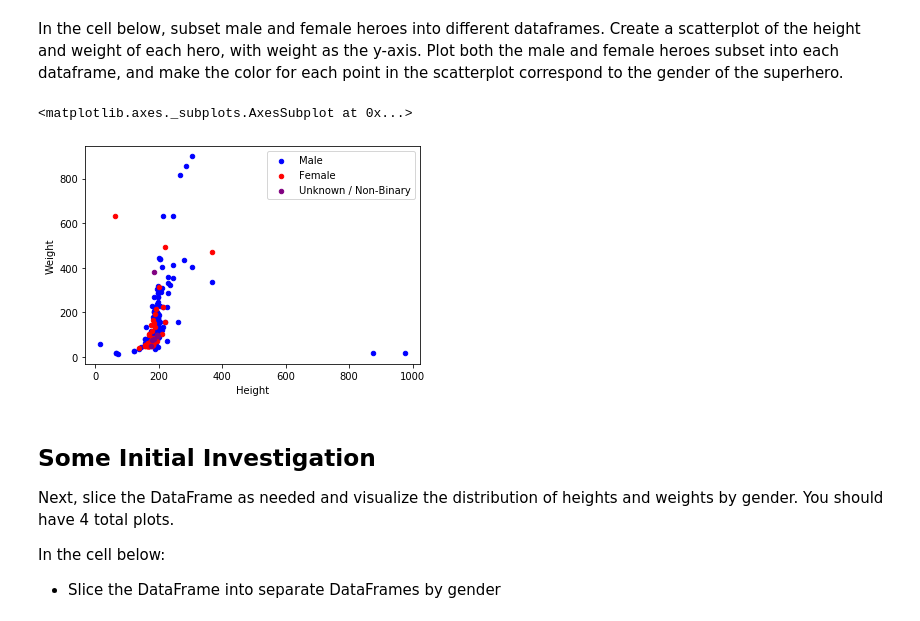
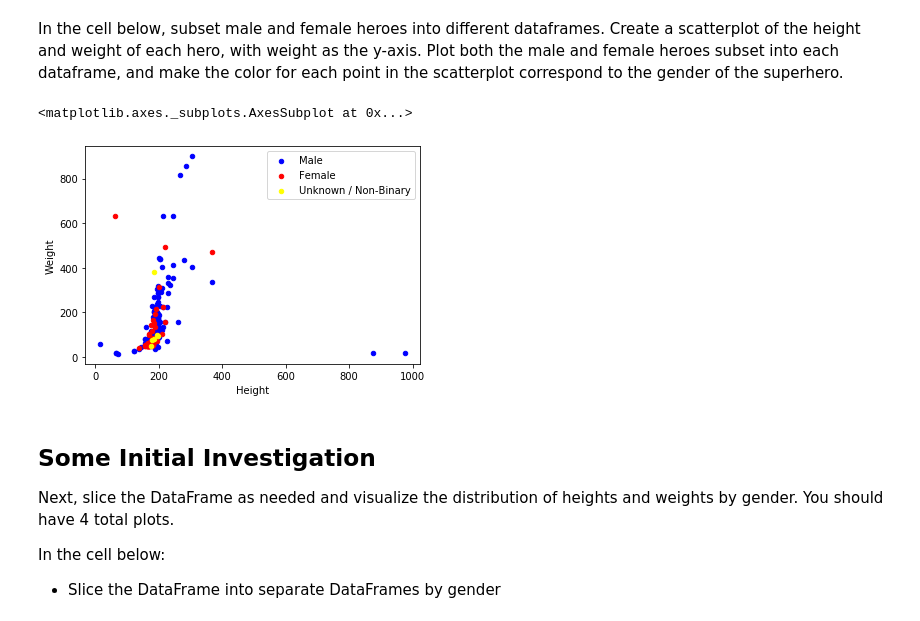
Before and after one commit to camrhosyn/dsc-data-cleaning-project-onl01-dtsc-pt-012120, a Jupyter notebook: index.ipynb, the cells around one changed output. Saved outputs shown, nothing was run; the diff lists cells and outputs as text; code cells hidden in the pictures.

```diff
--- a/index.ipynb
+++ b/index.ipynb
@@ -429,15 +429,15 @@ In the cell below, subset male and female heroes into different dataframes.  Cre
 # %%
 m_heroes_df = heroes_df[heroes_df['Gender'] == 'Male']
 f_heroes_df = heroes_df[heroes_df['Gender'] == 'Female']
 nb_heroes_df = heroes_df[heroes_df['Gender'] == 'Unknown / Non-Binary']
 
 
 data = m_heroes_df.plot.scatter(x='Height',y='Weight', c='blue', label='Male')
 f_heroes_df.plot.scatter(x='Height', y='Weight', c='red', label='Female', ax = data)
-nb_heroes_df.plot.scatter(x='Height', y='Weight', c='purple', label = 'Unknown / Non-Binary', ax = data)
+nb_heroes_df.plot.scatter(x='Height', y='Weight', c='yellow', label = 'Unknown / Non-Binary', ax = data)
 # %% [output]
 <matplotlib.axes._subplots.AxesSubplot at 0x...>
-[figure, old version]
+[figure, new version]
 # %% [markdown]
 ## Some Initial Investigation
 
```
Also changed, not shown: parts of 17 cells of this notebook.
